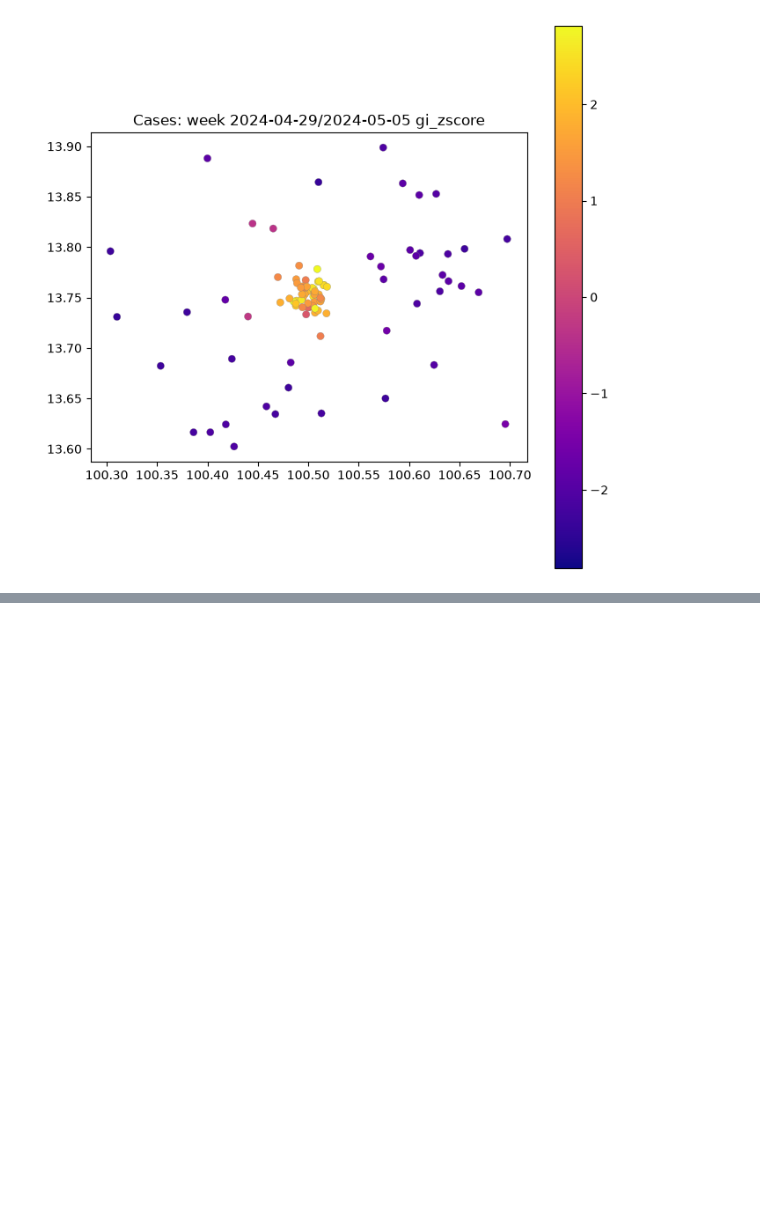
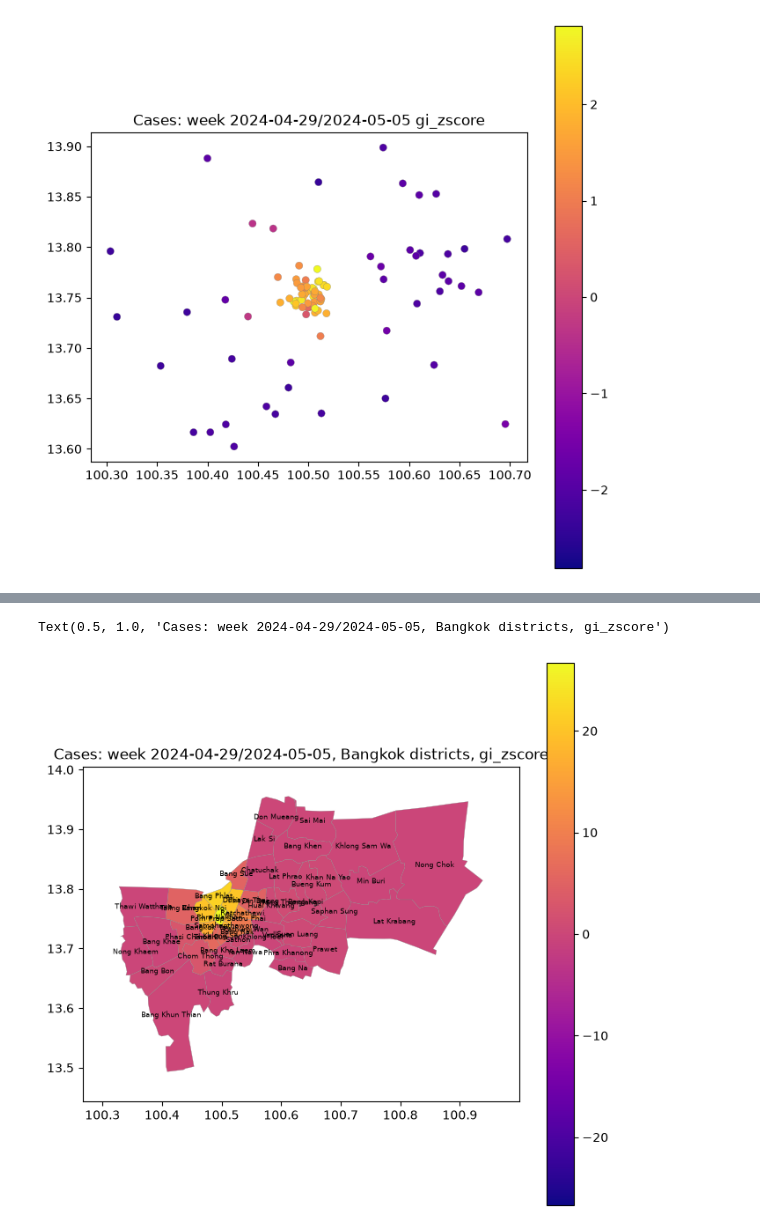
Before and after one commit to nongwarodom/spatialdetection, a Jupyter notebook: notebooks/quickstart.ipynb, the cells around one changed output, grey strips where cells are left out. Saved outputs shown, nothing was run; the diff lists cells and outputs as text; code cells hidden in the pictures; blank space fills up the shorter version.

```diff
--- a/notebooks/quickstart.ipynb
+++ b/notebooks/quickstart.ipynb
@@ -635,0 +531,15 @@ Text(0.5, 1.0, 'Cases: 2024-05, Bangkok districts, gi_zscore')
+# %%
+week_binned = time_bin_label(time_df["reported_at"], timeframe="week")
+first_week_2 = sorted(week_binned.unique())[0]
+week_df = time_df[week_binned == first_week_2]
+with warnings.catch_warnings():
+    warnings.simplefilter("ignore", UserWarning)
+    week_province = province_hotspots(week_df, value_col="cases", k=5, permutations=199)
+    week_district = district_hotspots(week_df, value_col="cases", k=5, permutations=199)
+
+print_top(week_province, "province_en", f"Week {first_week_2!r} ({len(week_df)} points), provinces", value_col="cases")
+print_top(week_district, "district_en", f"Week {first_week_2!r}, districts", value_col="cases")
+
+plot_hotspots(
+    week_province, province="TH10", cmap="plasma", show_labels=True, label_fontsize=9, label_color="black"
+).set_title(f"Cases: week {first_week_2}, province-level gi_zscore")
@@ -635,0 +563,7 @@ Text(0.5, 1.0, 'Cases: 2024-05, Bangkok districts, gi_zscore')
+# %%
+plot_hotspots(
+    week_district, province="TH10", cmap="plasma", show_labels=True, label_fontsize=6, label_color="black"
+).set_title(f"Cases: week {first_week_2}, Bangkok districts, gi_zscore")
+# %% [output]
+Text(0.5, 1.0, 'Cases: week 2024-04-29/2024-05-05, Bangkok districts, gi_zscore')
+[figure, added]
```
Also changed, not shown: parts of 34 cells of this notebook, 2 other files.
